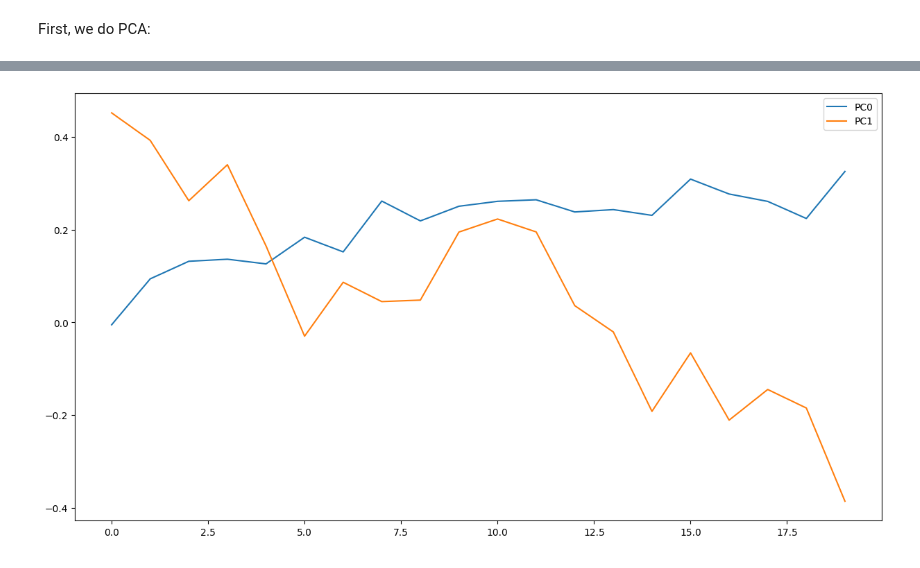
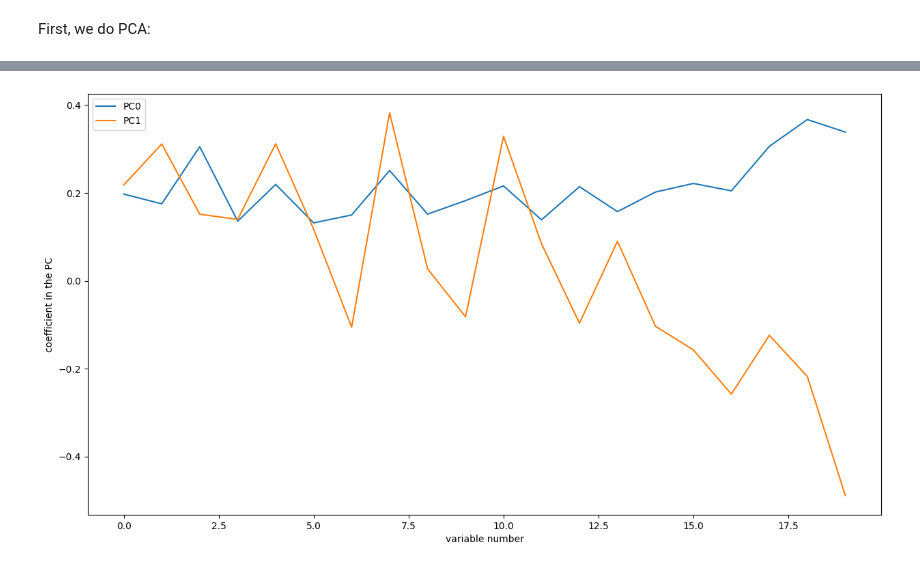
Before and after one commit to UOdsci/dsci345, a Jupyter notebook: class_material/slides/Week_06_PCA.ipynb, the cells around one changed output, grey strips where cells are left out. Drawn from its saved outputs; the diff is of its cells as text; code cells hidden in the pictures.

```diff
--- a/class_material/slides/Week_06_PCA.ipynb
+++ b/class_material/slides/Week_06_PCA.ipynb
@@ -11,7 +11,7 @@ matplotlib.rcParams['figure.figsize'] = (15, 8)
 import numpy as np
 import pandas as pd
 
-rng = np.random.default_rng()
+rng = np.random.default_rng(123)
 # %% [markdown]
 $$\renewcommand{\P}{\mathbb{P}} \newcommand{\E}{\mathbb{E}} \newcommand{\var}{\text{var}} \newcommand{\sd}{\text{sd}}$$
 This is here so we can use `\P` and `\E` and `\var` and `\sd` in LaTeX below.
@@ -127,7 +147,9 @@ plt.scatter(pcs[:,0], pcs[:,1], c=np.array(['red', 'blue'])[1*(sexes == 'f')]);
 # %%
 for k in np.arange(2):
     plt.plot(evecs[:, k], label=f"PC{k}")
 
+plt.xlabel("variable number")
+plt.ylabel("coefficient in the PC")
 plt.legend();
 # %% [output]
-[figure, old version]
+[figure, new version]
```
Also changed, not shown: parts of 9 cells of this notebook, 4 other files.
